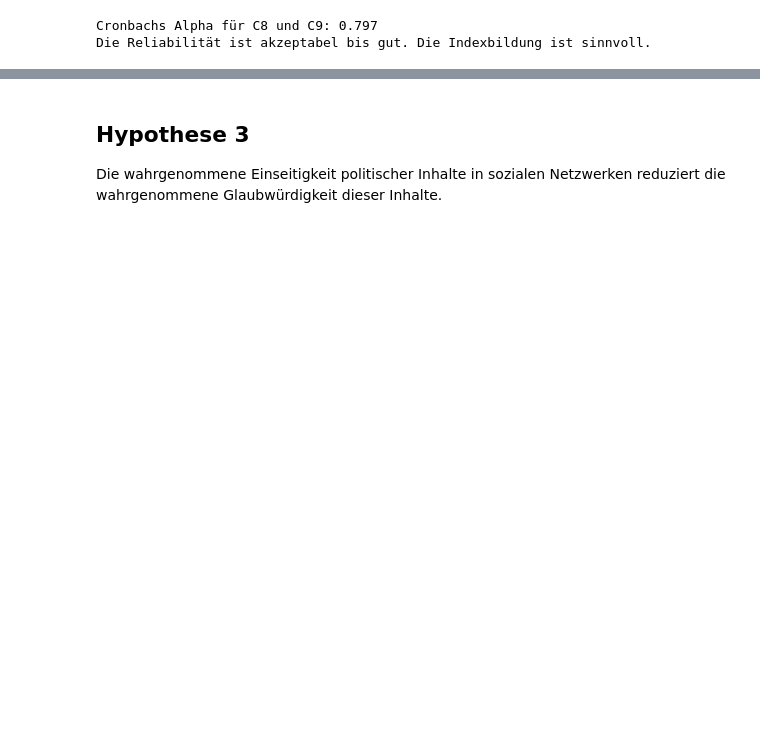
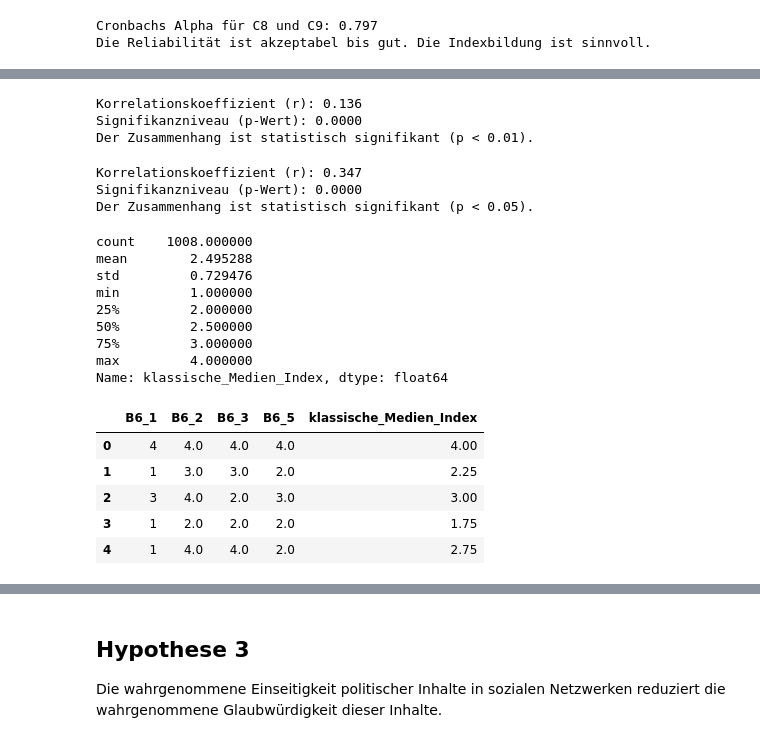
Before and after one commit to lara-polat/python_kurs, a Jupyter notebook: Project_Datenbereinigung.ipynb, the cells around one changed output, grey strips where cells are left out. Drawn from its saved outputs; the diff is of its cells as text; code cells hidden in the pictures; blank space fills up the shorter version.

```diff
--- a/Project_Datenbereinigung.ipynb
+++ b/Project_Datenbereinigung.ipynb
@@ -1943,0 +2017,70 @@ Die Hypothese wird abgelehnt.
+# %%
+# Höheres politisches Interesse korreliert mit höherer Nutzung von Social Media zur politischen Information (A2_3)
+
+from scipy.stats import pearsonr
+
+# Nur vollständige Fälle (ohne NaN) verwenden
+daten = df_cleaned[["B4", "A2_3"]].dropna()
+
+# Pearson-Korrelation + p-Wert berechnen
+korrelation, p_wert = pearsonr(daten["B4"], daten["A2_3"])
+
+print(f"Korrelationskoeffizient (r): {korrelation:.3f}")
+print(f"Signifikanzniveau (p-Wert): {p_wert:.4f}")
+
+if p_wert < 0.01:
+    print("Der Zusammenhang ist statistisch signifikant (p < 0.01).")
+else:
+    print("Der Zusammenhang ist nicht signifikant (p ≥ 0.01).")
+# %% [output]
+Korrelationskoeffizient (r): 0.136
+Signifikanzniveau (p-Wert): 0.0000
+Der Zusammenhang ist statistisch signifikant (p < 0.01).
+# %%
+# Höheres politisches Interesse korreliert mit höherer Nutzung von Social Media zur politischen Diskussion (A2_5)
+
+from scipy.stats import pearsonr
+
+# Nur vollständige Fälle (ohne NaN) verwenden
+daten = df_cleaned[["B4", "A2_5"]].dropna()
+
+# Pearson-Korrelation + p-Wert berechnen
+korrelation, p_wert = pearsonr(daten["B4"], daten["A2_5"])
+
+print(f"Korrelationskoeffizient (r): {korrelation:.3f}")
+print(f"Signifikanzniveau (p-Wert): {p_wert:.4f}")
+
+if p_wert < 0.01:
+    print("Der Zusammenhang ist statistisch signifikant (p < 0.01).")
+else:
+    print("Der Zusammenhang ist nicht signifikant (p ≥ 0.01).")
+# %% [output]
+Korrelationskoeffizient (r): 0.347
+Signifikanzniveau (p-Wert): 0.0000
+Der Zusammenhang ist statistisch signifikant (p < 0.05).
+# %%
+# Höheres politisches Interesse korreliert mit höherer Nutzung klassischer Medien (B6)
+# Index für klassische Medien bilden: B6_1,2,3,5
+
+# Mittelwertindex für klassische Mediennutzung (B6_1, B6_2, B6_3, B6_5)
+df_cleaned["klassische_Medien_Index"] = df_cleaned[["B6_1", "B6_2", "B6_3", "B6_5"]].mean(axis=1, skipna=True)
+
+# Kontrolle: Verteilung und erste Werte
+print(df_cleaned["klassische_Medien_Index"].describe())
+df_cleaned[["B6_1", "B6_2", "B6_3", "B6_5", "klassische_Medien_Index"]].head()
+# %% [output]
+count    1008.000000
+mean        2.495288
+std         0.729476
+min         1.000000
+25%         2.000000
+50%         2.500000
+75%         3.000000
+max         4.000000
+Name: klassische_Medien_Index, dtype: float64
+|  | B6_1 | B6_2 | B6_3 | B6_5 | klassische_Medien_Index |
+| 0 | 4 | 4.0 | 4.0 | 4.0 | 4.00 |
+| 1 | 1 | 3.0 | 3.0 | 2.0 | 2.25 |
+| 2 | 3 | 4.0 | 2.0 | 3.0 | 3.00 |
+| 3 | 1 | 2.0 | 2.0 | 2.0 | 1.75 |
+| 4 | 1 | 4.0 | 4.0 | 2.0 | 2.75 |
```
Also changed, not shown: parts of 39 cells of this notebook.
